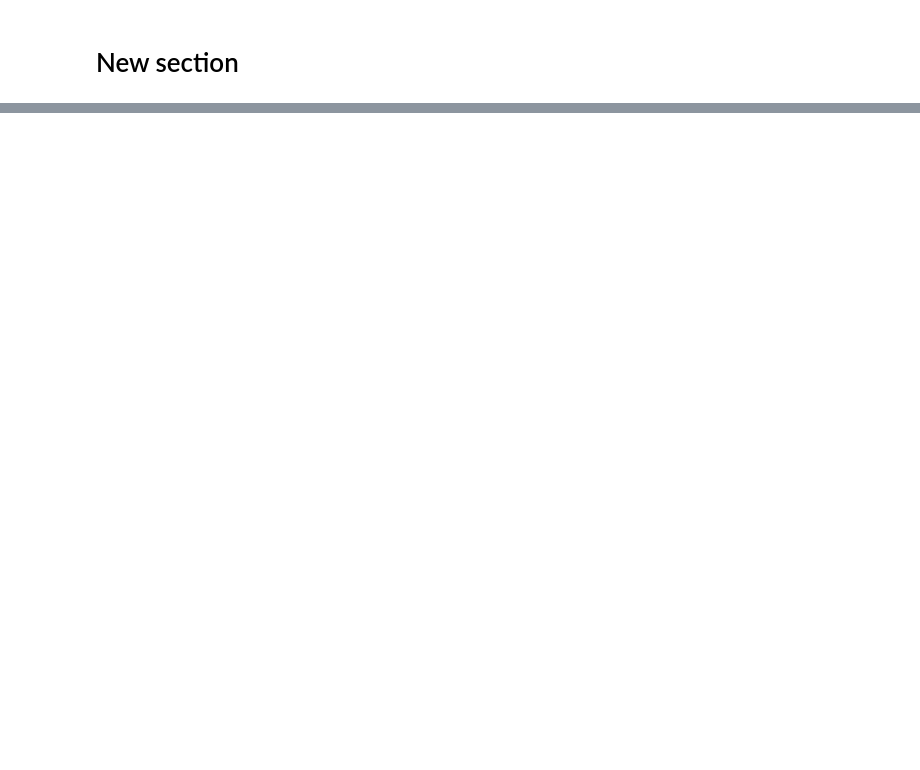
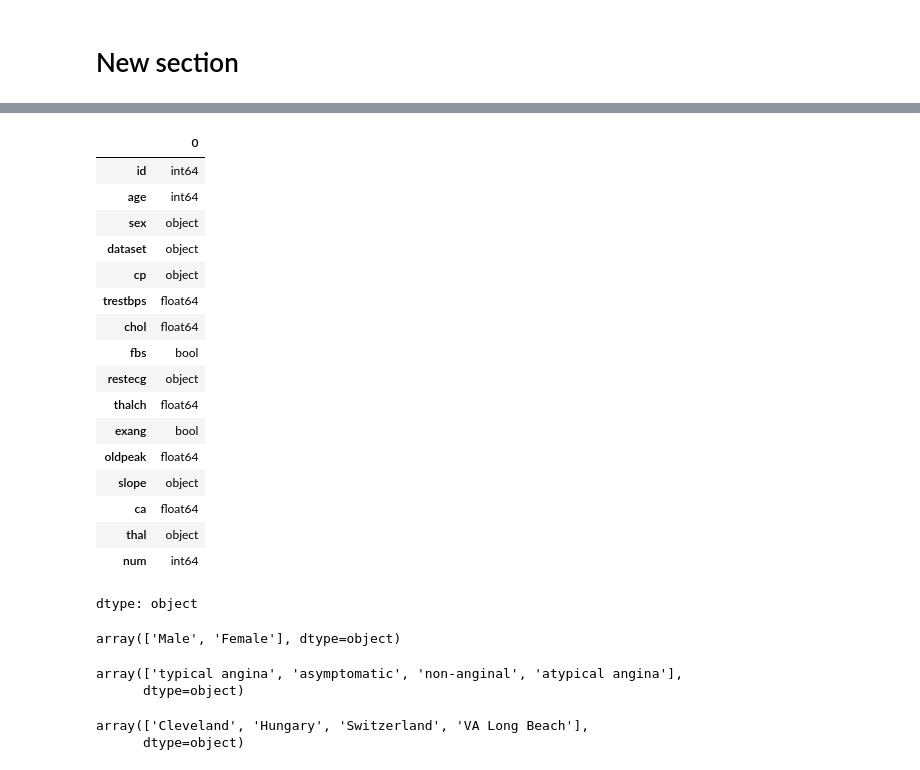
Before and after one commit to deepak8186863620/Machine_Learning_Lab, a Jupyter notebook: ML_LAB.ipynb, the cells around one changed output, grey strips where cells are left out. Cells and saved outputs as stored; diff of their text form; code cells hidden in the pictures; blank space fills up the shorter version.

Commit message:
perfoemed preprocessing and replaced values that are  missing

```diff
--- a/ML_LAB.ipynb
+++ b/ML_LAB.ipynb
@@ -116,0 +142,42 @@ dtype: int64
+# %%
+# we are replacinf the missing value with the median as it is the best approach than mean
+numeric_cols = [
+
+    "trestbps",
+    "chol",
+    "thalch",
+    "oldpeak"
+]
+for col in numeric_cols:
+  df[col] = df[col].fillna(df[col].median())
+# %%
+categorical_cols = ["fbs", "restecg", "exang", "slope", "ca", "thal"]
+
+for col in categorical_cols:
+    df[col] = df[col].fillna(df[col].mode()[0])
+# %%
+df.dtypes
+# %% [output]
+|  | 0 |
+| id | int64 |
+| age | int64 |
+| sex | object |
+| dataset | object |
+| cp | object |
+| trestbps | float64 |
+| chol | float64 |
+| fbs | bool |
+| restecg | object |
+| thalch | float64 |
+| exang | bool |
+| oldpeak | float64 |
+| slope | object |
+| ca | float64 |
+| thal | object |
+| num | int64 |
+dtype: object
+# %%
+#now we are going to do encoding of the data eg changing the object data to numerical data as we  will get error while predicting the values and scikitlearn void this type of things
+df["sex"].unique()
+# %% [output]
+array(['Male', 'Female'], dtype=object)
@@ -116,0 +189,10 @@ dtype: int64
+# %%
+df["cp"].unique()
+# %% [output]
+array(['typical angina', 'asymptomatic', 'non-anginal', 'atypical angina'],
+      dtype=object)
+# %%
+df["dataset"].unique()
+# %% [output]
+array(['Cleveland', 'Hungary', 'Switzerland', 'VA Long Beach'],
+      dtype=object)
```
Also changed, not shown: parts of 10 cells of this notebook.
